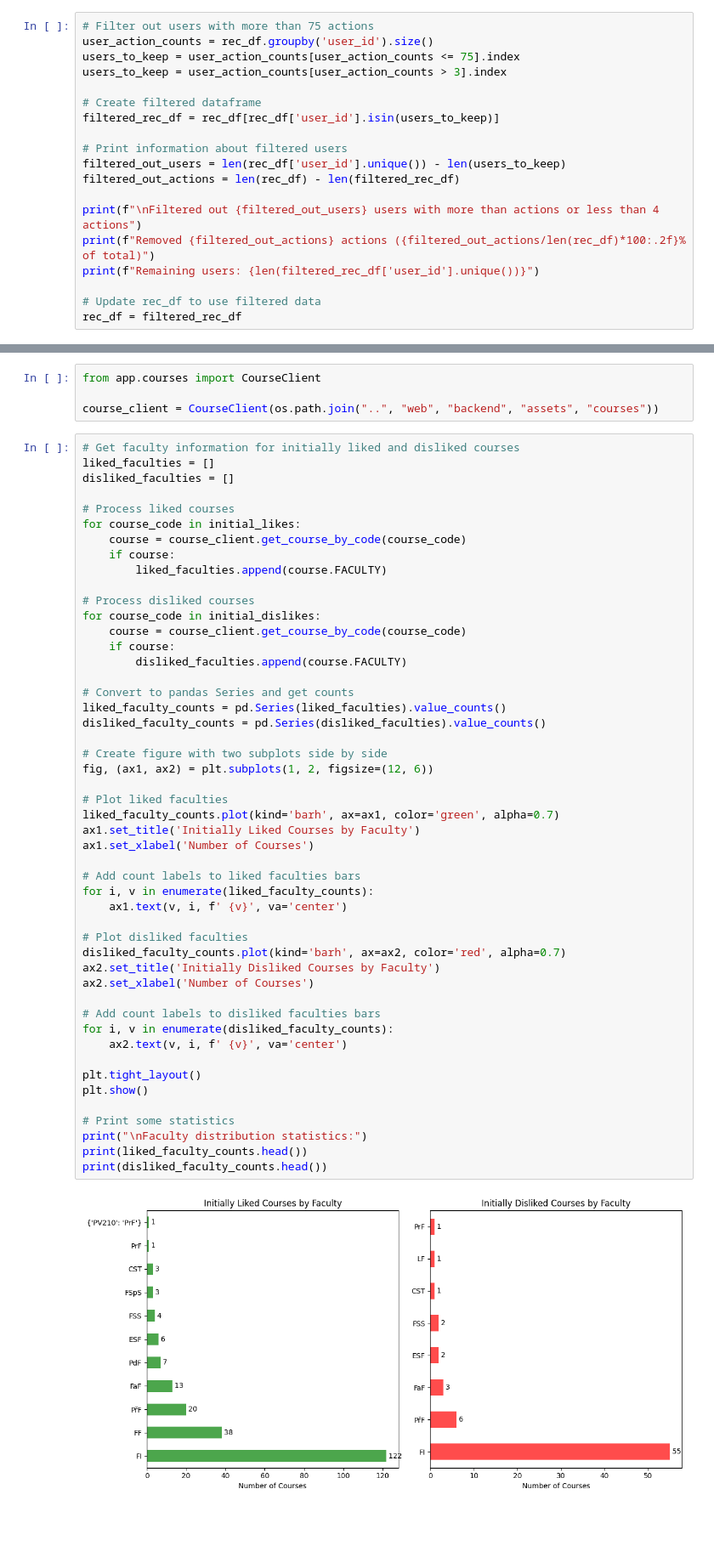
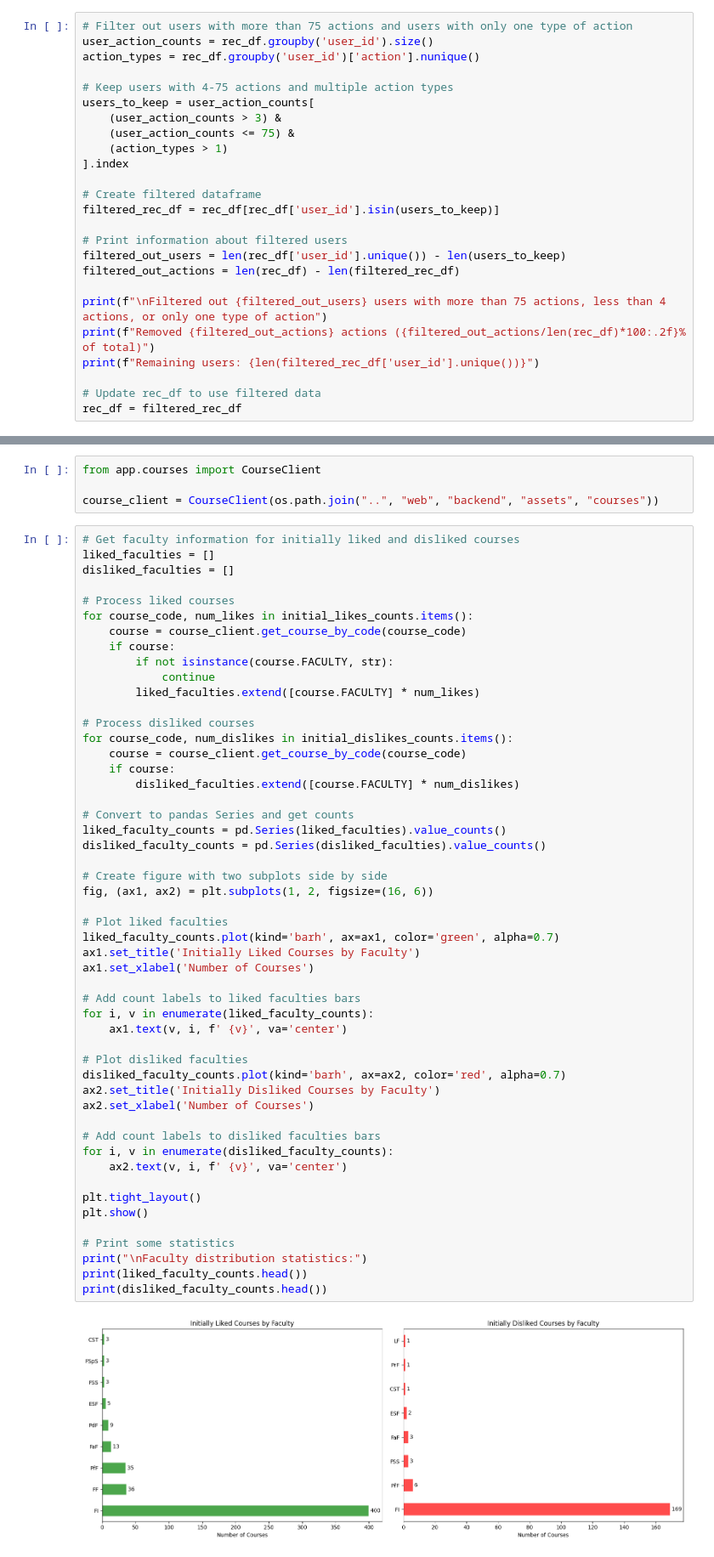
Before and after one commit to tomz197/course-recommender, a Jupyter notebook: notebooks/analyze_feedback.ipynb, the cells around one changed output, grey strips where cells are left out. Shown: that part at 85% size. Cells and saved outputs as stored; diff of their text form; blank space fills up the shorter version.

```diff
--- a/notebooks/analyze_feedback.ipynb
+++ b/notebooks/analyze_feedback.ipynb
@@ -101,8 +257,14 @@ boxplot_actions_model()
 # %%
-# Filter out users with more than 75 actions
+# Filter out users with more than 75 actions and users with only one type of action
 user_action_counts = rec_df.groupby('user_id').size()
-users_to_keep = user_action_counts[user_action_counts <= 75].index
-users_to_keep = user_action_counts[user_action_counts > 3].index
+action_types = rec_df.groupby('user_id')['action'].nunique()
+
+# Keep users with 4-75 actions and multiple action types
+users_to_keep = user_action_counts[
+    (user_action_counts > 3) &
+    (user_action_counts <= 75) &
+    (action_types > 1)
+].index
 
 # Create filtered dataframe
 filtered_rec_df = rec_df[rec_df['user_id'].isin(users_to_keep)]
@@ -111,7 +273,7 @@ filtered_rec_df = rec_df[rec_df['user_id'].isin(users_to_keep)]
 filtered_out_users = len(rec_df['user_id'].unique()) - len(users_to_keep)
 filtered_out_actions = len(rec_df) - len(filtered_rec_df)
 
-print(f"\nFiltered out {filtered_out_users} users with more than actions or less than 4 actions")
+print(f"\nFiltered out {filtered_out_users} users with more than 75 actions, less than 4 actions, or only one type of action")
 print(f"Removed {filtered_out_actions} actions ({filtered_out_actions/len(rec_df)*100:.2f}% of total)")
 print(f"Remaining users: {len(filtered_rec_df['user_id'].unique())}")
 
@@ -257,49 +398,51 @@ liked_faculties = []
 disliked_faculties = []
 
 # Process liked courses
-for course_code in initial_likes:
+for course_code, num_likes in initial_likes_counts.items():
     course = course_client.get_course_by_code(course_code)
     if course:
-        liked_faculties.append(course.FACULTY)
+        if not isinstance(course.FACULTY, str):
+            continue
+        liked_faculties.extend([course.FACULTY] * num_likes)
 
 # Process disliked courses
-for course_code in initial_dislikes:
+for course_code, num_dislikes in initial_dislikes_counts.items():
     course = course_client.get_course_by_code(course_code)
     if course:
-        disliked_faculties.append(course.FACULTY)
+        disliked_faculties.extend([course.FACULTY] * num_dislikes)
 
 # Convert to pandas Series and get counts
 liked_faculty_counts = pd.Series(liked_faculties).value_counts()
 disliked_faculty_counts = pd.Series(disliked_faculties).value_counts()
 
 # Create figure with two subplots side by side
-fig, (ax1, ax2) = plt.subplots(1, 2, figsize=(12, 6))
+fig, (ax1, ax2) = plt.subplots(1, 2, figsize=(16, 6))
 
 # Plot liked faculties
 liked_faculty_counts.plot(kind='barh', ax=ax1, color='green', alpha=0.7)
 ax1.set_title('Initially Liked Courses by Faculty')
 ax1.set_xlabel('Number of Courses')
 
 # Add count labels to liked faculties bars
 for i, v in enumerate(liked_faculty_counts):
     ax1.text(v, i, f' {v}', va='center')
 
 # Plot disliked faculties
 disliked_faculty_counts.plot(kind='barh', ax=ax2, color='red', alpha=0.7)
 ax2.set_title('Initially Disliked Courses by Faculty')
 ax2.set_xlabel('Number of Courses')
 
 # Add count labels to disliked faculties bars
 for i, v in enumerate(disliked_faculty_counts):
     ax2.text(v, i, f' {v}', va='center')
 
 plt.tight_layout()
 plt.show()
 
 # Print some statistics
 print("\nFaculty distribution statistics:")
 print(liked_faculty_counts.head())
 print(disliked_faculty_counts.head())
 # %% [output]
-[figure, old version]
+[figure, new version]
 Faculty distribution statistics:
```
Also changed, not shown: parts of 12 cells of this notebook, 1 other file.
